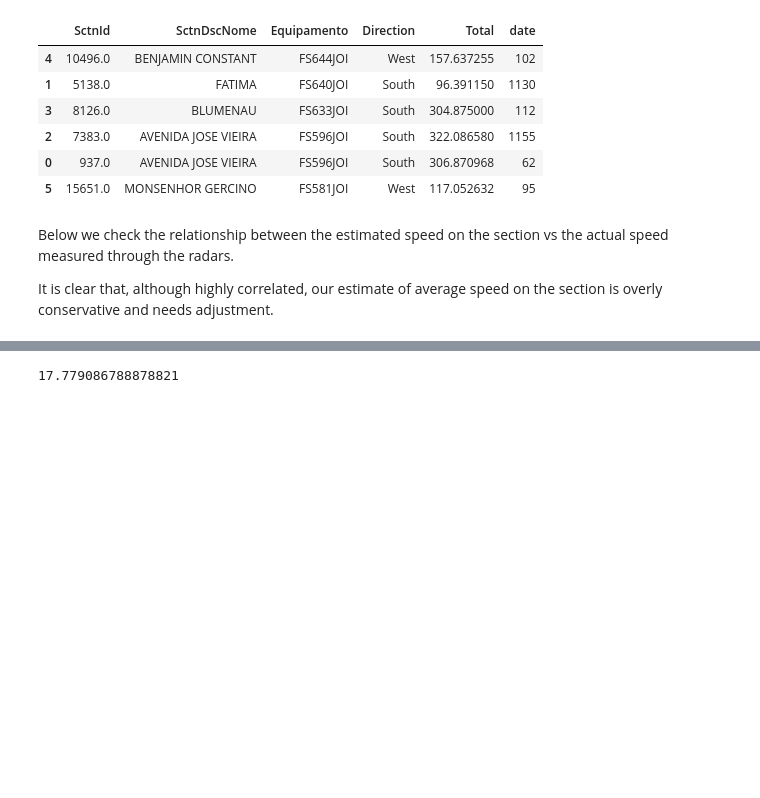
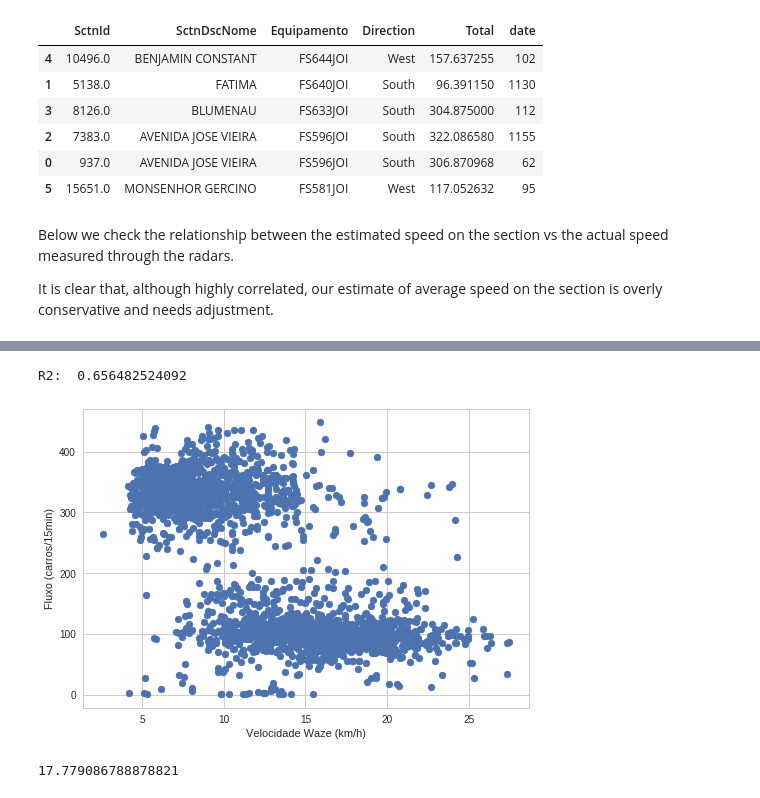
Before and after one commit to pmj-sepud/Joinville-Smart-Mobility, a Jupyter notebook: notebooks/reports/201802-GabrielBogo_Flow_Predictive_Model.ipynb, the cells around one changed output, grey strips where cells are left out. Saved outputs shown, nothing was run; the diff lists cells and outputs as text; code cells hidden in the pictures; blank space fills up the shorter version.

```diff
--- a/notebooks/reports/201802-GabrielBogo_Flow_Predictive_Model.ipynb
+++ b/notebooks/reports/201802-GabrielBogo_Flow_Predictive_Model.ipynb
@@ -222,3 +191,16 @@ It is clear that, although highly correlated, our estimate of average speed on t
+# %%
+neigh = KNeighborsRegressor(n_neighbors=10)
+neigh.fit(X_train,y_train)
+print("R2: ", neigh.score(X_test, y_test))
+# %% [output]
+R2:  0.656482524092
+# %%
+plt.scatter(X['Velocidade Média (km/h)'], y)
+plt.xlabel("Velocidade Waze (km/h)")
+plt.ylabel("Fluxo (carros/15min)")
+plt.show()
+# %% [output]
+[figure, added]
 # %%
 def weighted_average(x, avg_speeds):
     weighted_sum = 0
```
Also changed, not shown: parts of 12 cells of this notebook, 2 other files.
